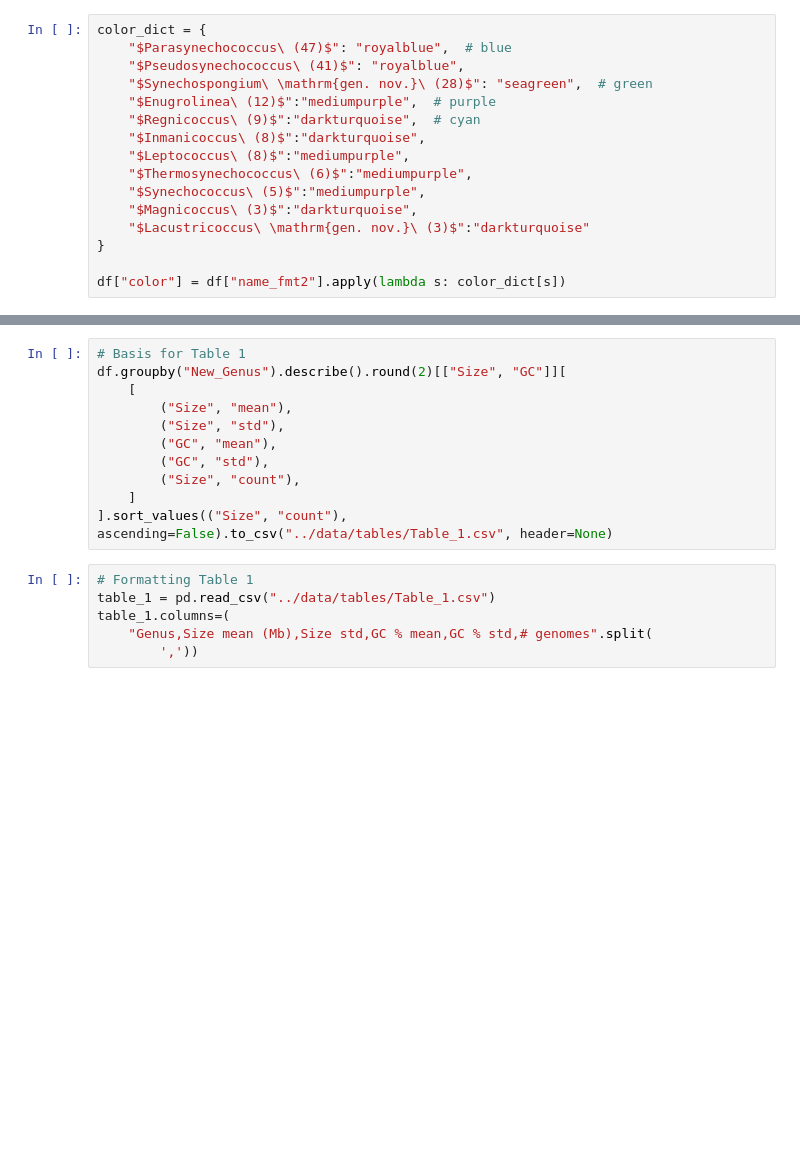
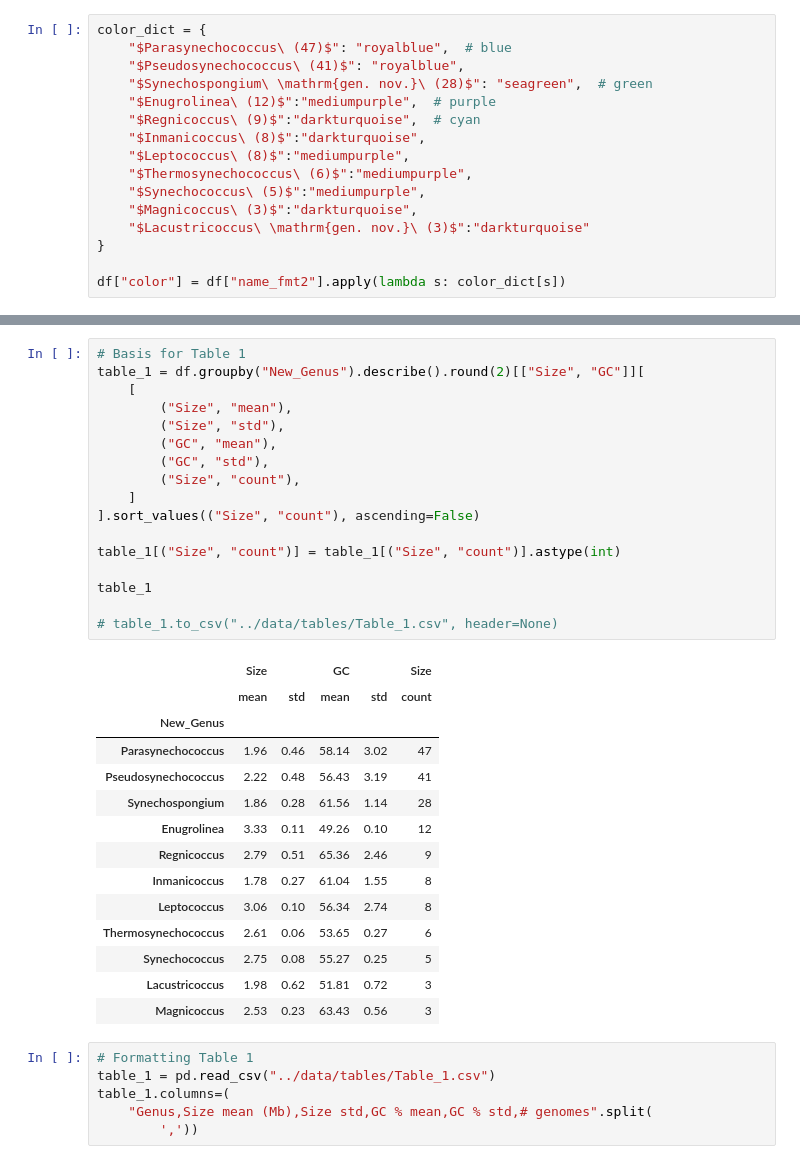
Before and after one commit to vinisalazar/SynechococcusPreprint, a Jupyter notebook: ipynb/Figure1_Table1_GC_Size.ipynb, the cells around one changed output, grey strips where cells are left out. Saved outputs shown, nothing was run; the diff lists cells and outputs as text; blank space fills up the shorter version.

```diff
--- a/ipynb/Figure1_Table1_GC_Size.ipynb
+++ b/ipynb/Figure1_Table1_GC_Size.ipynb
@@ -167,14 +167,35 @@ Text(0, 0.5, '')
 # %%
 # Basis for Table 1
-df.groupby("New_Genus").describe().round(2)[["Size", "GC"]][
+table_1 = df.groupby("New_Genus").describe().round(2)[["Size", "GC"]][
     [
         ("Size", "mean"),
         ("Size", "std"),
         ("GC", "mean"),
         ("GC", "std"),
         ("Size", "count"),
     ]
-].sort_values(("Size", "count"), ascending=False).to_csv("../data/tables/Table_1.csv", header=None)
+].sort_values(("Size", "count"), ascending=False)
+
+table_1[("Size", "count")] = table_1[("Size", "count")].astype(int)
+
+table_1
+
+# table_1.to_csv("../data/tables/Table_1.csv", header=None)
+# %% [output]
+|  | Size |  | GC |  | Size |
+|  | mean | std | mean | std | count |
+| New_Genus |  |  |  |  |  |
+| Parasynechococcus | 1.96 | 0.46 | 58.14 | 3.02 | 47 |
+| Pseudosynechococcus | 2.22 | 0.48 | 56.43 | 3.19 | 41 |
+| Synechospongium | 1.86 | 0.28 | 61.56 | 1.14 | 28 |
+| Enugrolinea | 3.33 | 0.11 | 49.26 | 0.10 | 12 |
+| Regnicoccus | 2.79 | 0.51 | 65.36 | 2.46 | 9 |
+| Inmanicoccus | 1.78 | 0.27 | 61.04 | 1.55 | 8 |
+| Leptococcus | 3.06 | 0.10 | 56.34 | 2.74 | 8 |
+| Thermosynechococcus | 2.61 | 0.06 | 53.65 | 0.27 | 6 |
+| Synechococcus | 2.75 | 0.08 | 55.27 | 0.25 | 5 |
+| Lacustricoccus | 1.98 | 0.62 | 51.81 | 0.72 | 3 |
+| Magnicoccus | 2.53 | 0.23 | 63.43 | 0.56 | 3 |
 # %%
 # Formatting Table 1
 table_1 = pd.read_csv("../data/tables/Table_1.csv")
```
Also changed, not shown: parts of 2 cells of this notebook, 1 other file.
